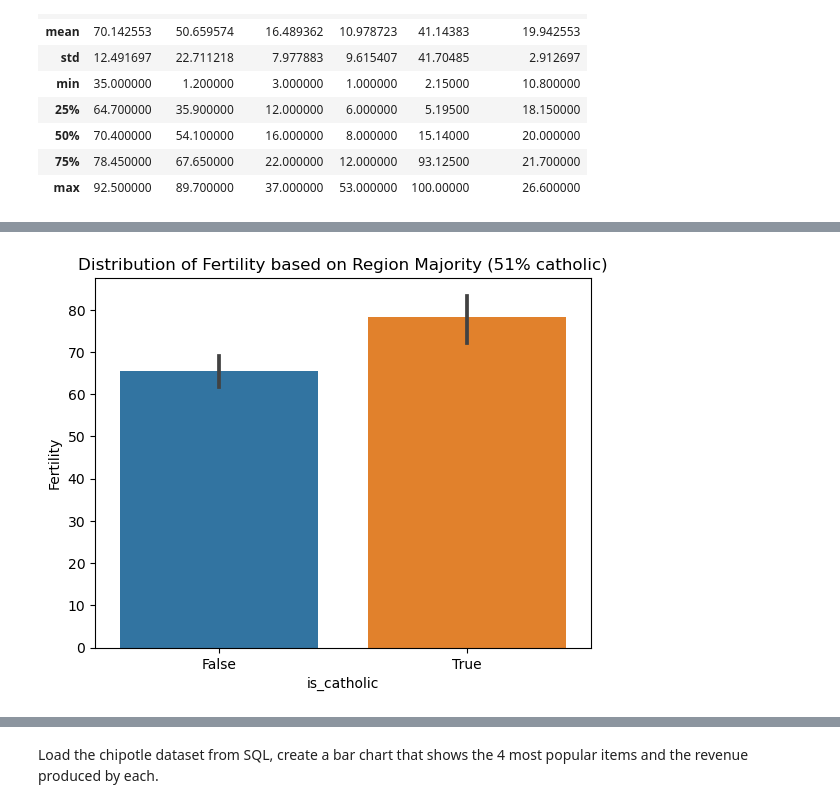
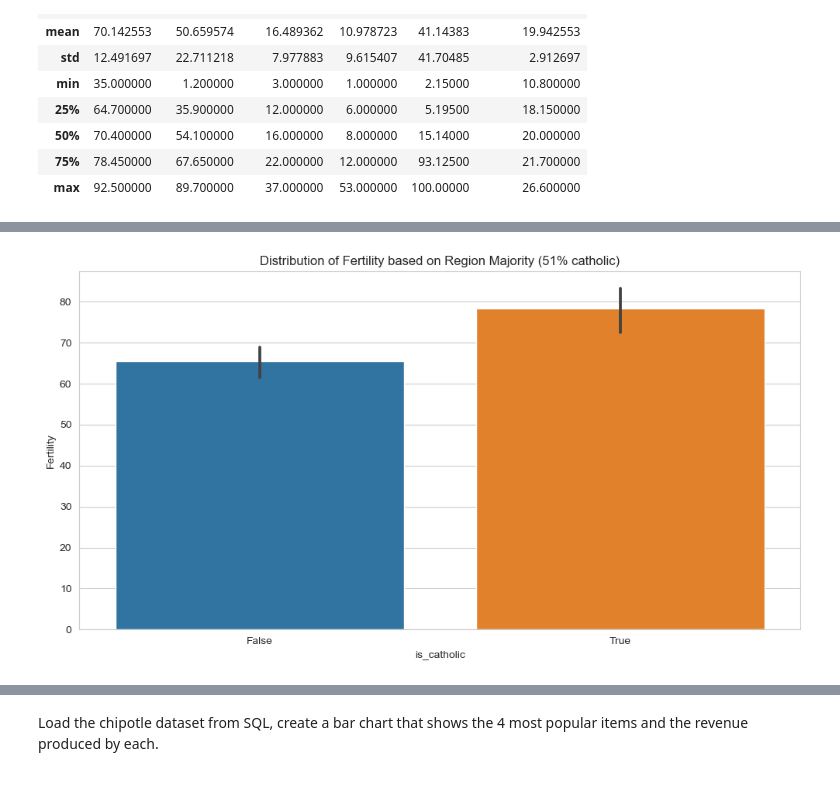
Before and after one commit to lewisalexia/numpy-pandas-visualization-exercises, a Jupyter notebook: seaborn_exercises.ipynb, the cells around one changed output, grey strips where cells are left out. Saved outputs shown, nothing was run; the diff lists cells and outputs as text; code cells hidden in the pictures.

```diff
--- a/seaborn_exercises.ipynb
+++ b/seaborn_exercises.ipynb
@@ -3,6 +3,7 @@ import numpy as np
 import pandas as pd
 import matplotlib.pyplot as plt
 import seaborn as sns
+sns.set_style('whitegrid')
 # %%
 sns.get_dataset_names()
 # %% [output]
@@ -199,5 +236,5 @@ df_swiss.describe()
 | 75% | 78.450000 | 67.650000 | 22.000000 | 12.000000 | 93.12500 | 21.700000 |
 | max | 92.500000 | 89.700000 | 37.000000 | 53.000000 | 100.00000 | 26.600000 |
 # %%
-df_swiss['is_catholic']=(df_swiss.Catholic > 51.00) == True
+df_swiss['is_catholic']=(df_swiss.Catholic >= 51.00) == True
 # %%
@@ -223,6 +249,8 @@ df_swisssn
 # %%
+plt.figure(figsize=(12,6))
+
 sns.barplot(data=df_swiss, x='is_catholic', y='Fertility')
 plt.title('Distribution of Fertility based on Region Majority (51% catholic)')
 plt.show()
 # %% [output]
-[figure, old version]
+[figure, new version]
```
Also changed, not shown: parts of 33 cells of this notebook, 1 other file.
